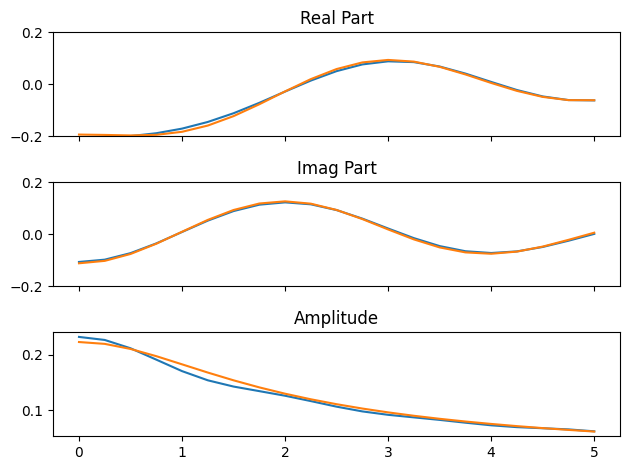
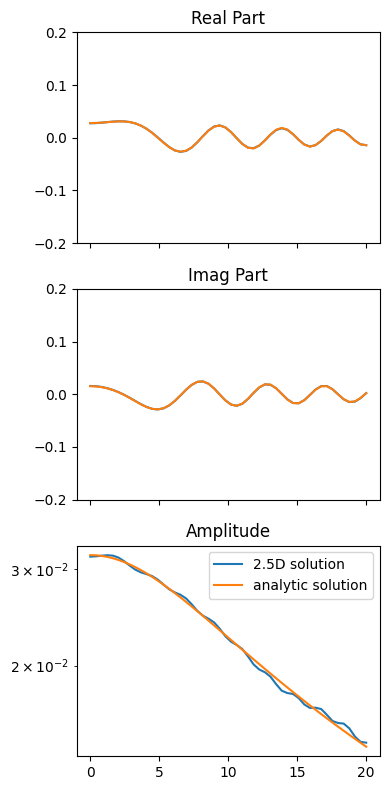
The change to this notebook cell's code, shown as a diff; its figure went from the first image to the second:
--- before
+++ after
@@ -1,4 +1,3 @@
-fig, ax = plt.subplots(nrows=3,ncols=1,sharex=True)
-
+fig, ax = plt.subplots(nrows=3,ncols=1,sharex=True,figsize=(4,8))
 ax[0].plot(z,result.real)
 ax[0].plot(z,result_analytic.real)
@@ -13,4 +12,6 @@
 #ax[2].set_yscale("log")
 ax[2].set_title("Amplitude")
+ax[2].legend()
+ax[2].set_yscale("log")
 plt.tight_layout()
 plt.show()

Commit: Update Test Case for harmonic25d driver